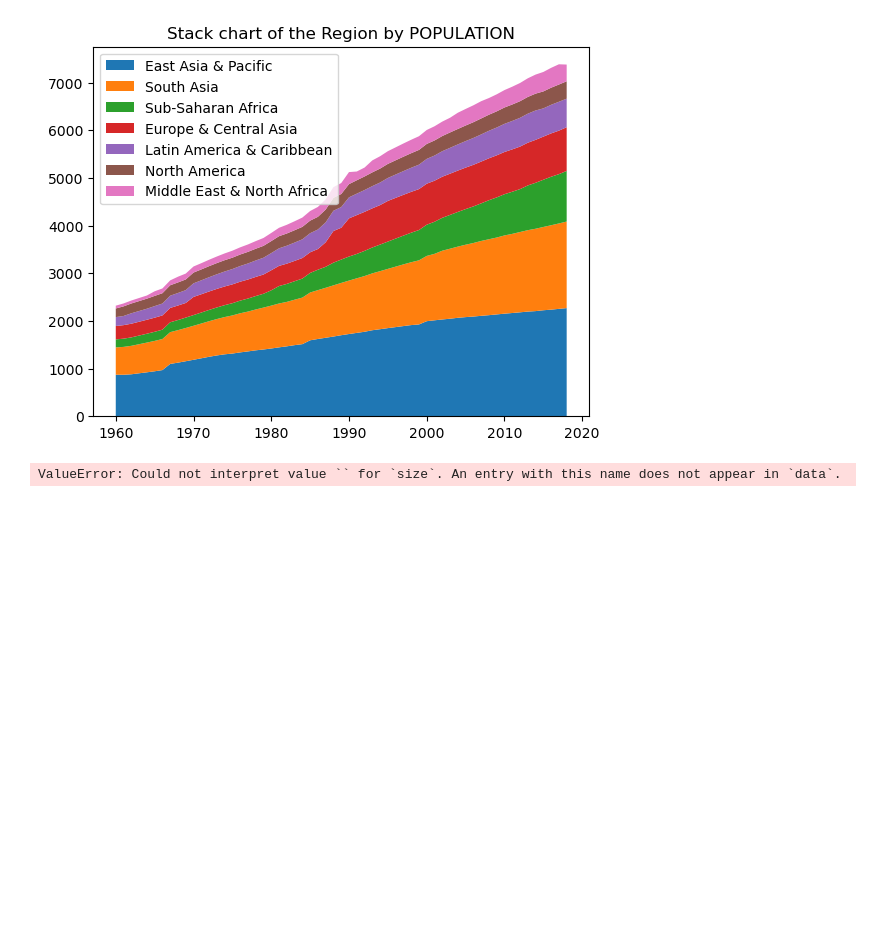
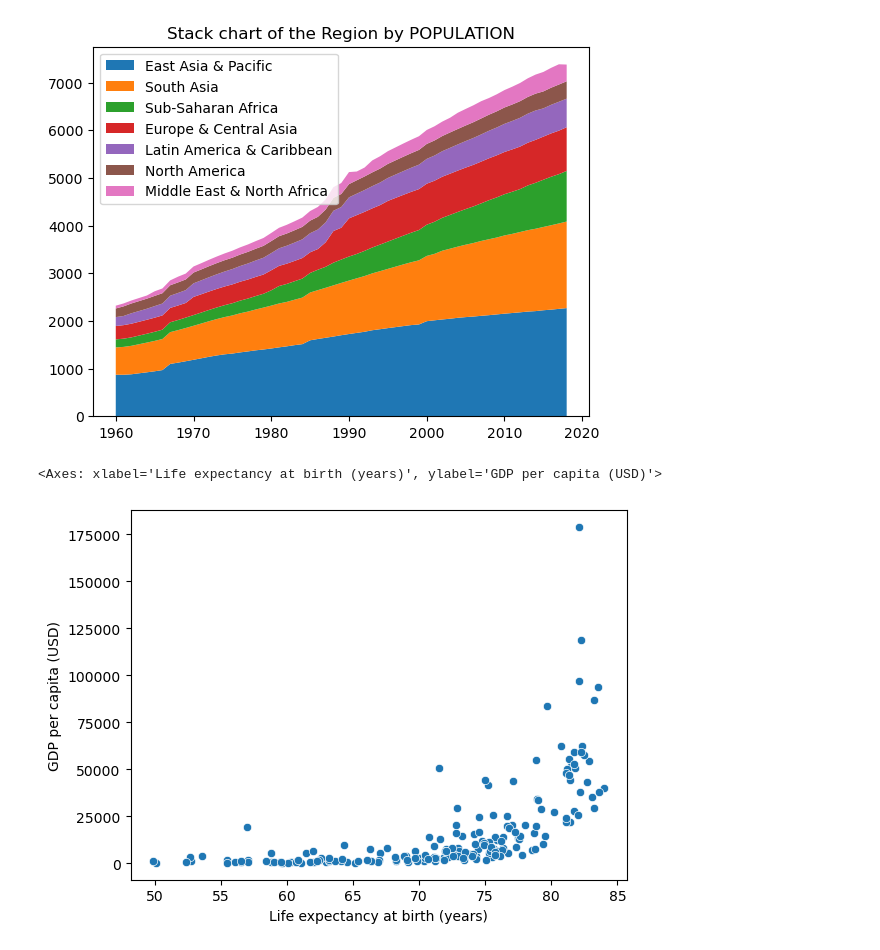
Before and after one commit to bielng/world-economic-report-Dashboard, a Jupyter notebook: main.ipynb, the cells around one changed output. Cells and saved outputs as stored; diff of their text form; code cells hidden in the pictures; blank space fills up the shorter version.

Commit message:
try to work on the wb_2014 on the missing population columns

```diff
--- a/main.ipynb
+++ b/main.ipynb
@@ -264,8 +322,10 @@ plt.show()
 # %%
 sns.scatterplot(
     data=wb_hdi_2014,
     x="Life expectancy at birth (years)",
-    y="GDP per capita (USD)"
+    y="GDP per capita (USD)",
+    # size="Population (M)"
 )
 # %% [output]
-ValueError: Could not interpret value `` for `size`. An entry with this name does not appear in `data`.
+<Axes: xlabel='Life expectancy at birth (years)', ylabel='GDP per capita (USD)'>
+[figure, added]
```
Also changed, not shown: parts of 8 cells of this notebook.
